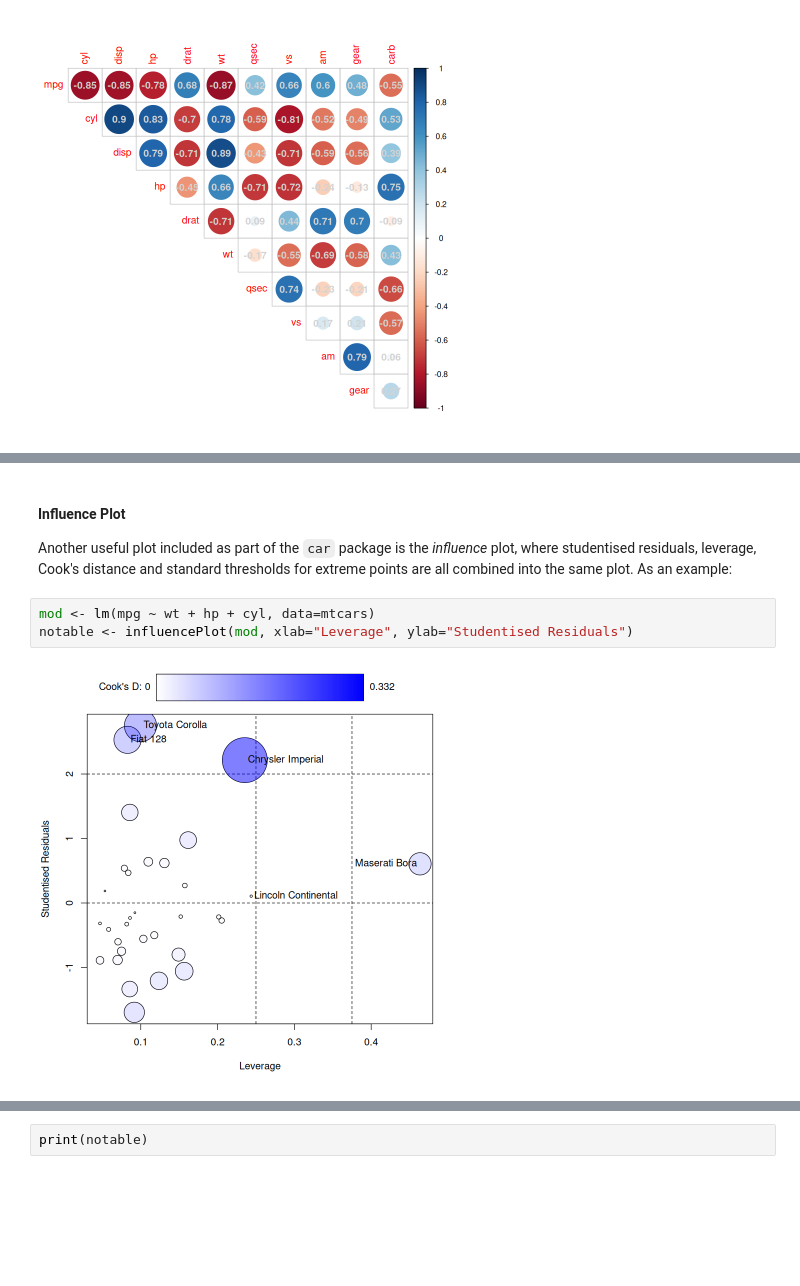
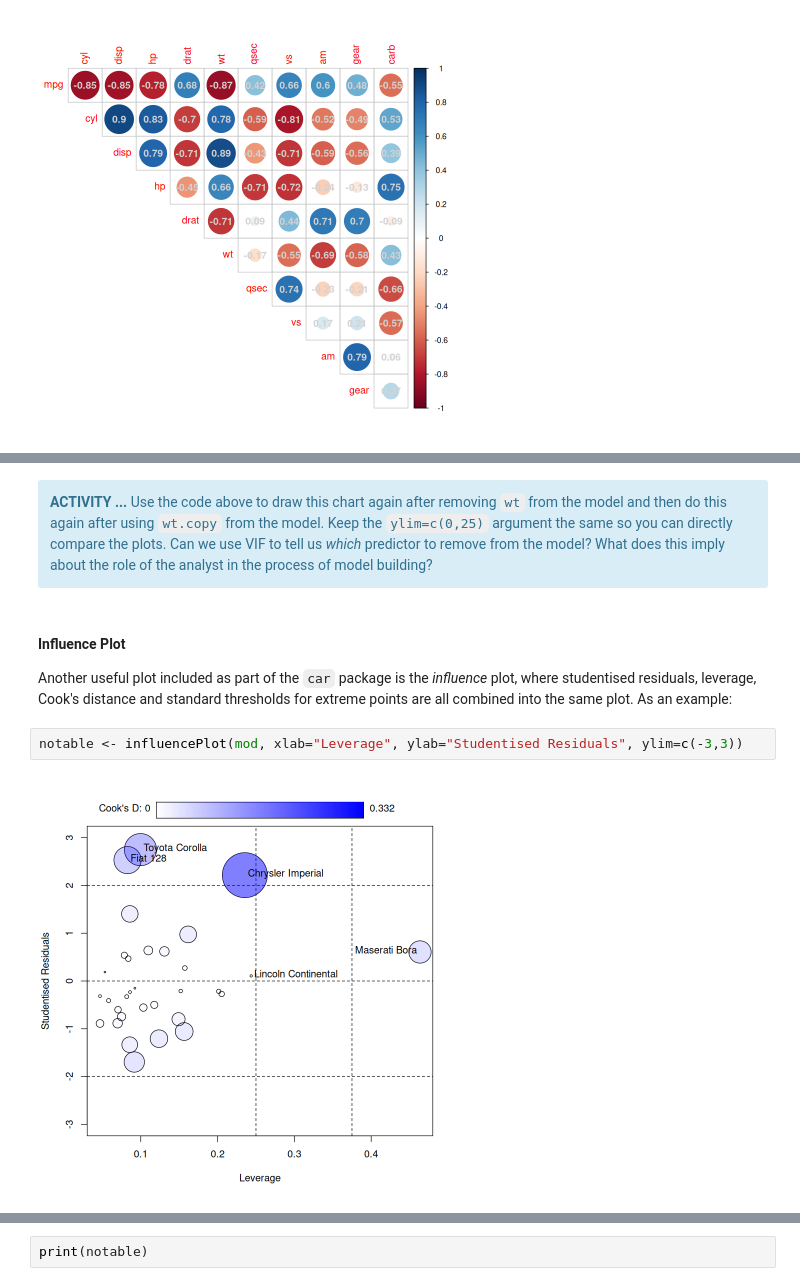
Before and after one commit to PCHN63101-Advanced-Data-Skills/Assumptions-Diagnostics-Transforms, a Jupyter notebook: _build/html/_sources/assumptions-workshop.ipynb, the cells around one changed output, grey strips where cells are left out. Drawn from its saved outputs; the diff is of its cells as text; blank space fills up the shorter version.

```diff
--- a/_build/html/_sources/assumptions-workshop.ipynb
+++ b/_build/html/_sources/assumptions-workshop.ipynb
@@ -38,9 +82,12 @@ abline(h=10, col="red",    lty=2, lwd=3)
+# %% [markdown]
+<div class="alert alert-block alert-info">
+<b>ACTIVITY ...</b> Use the code above to draw this chart again after removing <code>wt</code> from the model and then do this again after using <code>wt.copy</code> from the model. Keep the <code>ylim=c(0,25)</code> argument the same so you can directly compare the plots. Can we use VIF to tell us <i>which</i> predictor to remove from the model? What does this imply about the role of the analyst in the process of model building?
+</div>
 # %% [markdown]
 #### Influence Plot
 Another useful plot included as part of the `car` package is the *influence* plot, where studentised residuals, leverage, Cook's distance and standard thresholds for extreme points are all combined into the same plot. As an example:
 # %%
-mod <- lm(mpg ~ wt + hp + cyl, data=mtcars)
-notable <- influencePlot(mod, xlab="Leverage", ylab="Studentised Residuals")
+notable <- influencePlot(mod, xlab="Leverage", ylab="Studentised Residuals", ylim=c(-3,3))
 # %% [output]
-[figure, old version]
+[figure, new version]
 # %% [markdown]
```
Also changed, not shown: parts of 49 cells of this notebook, 39 other files.
